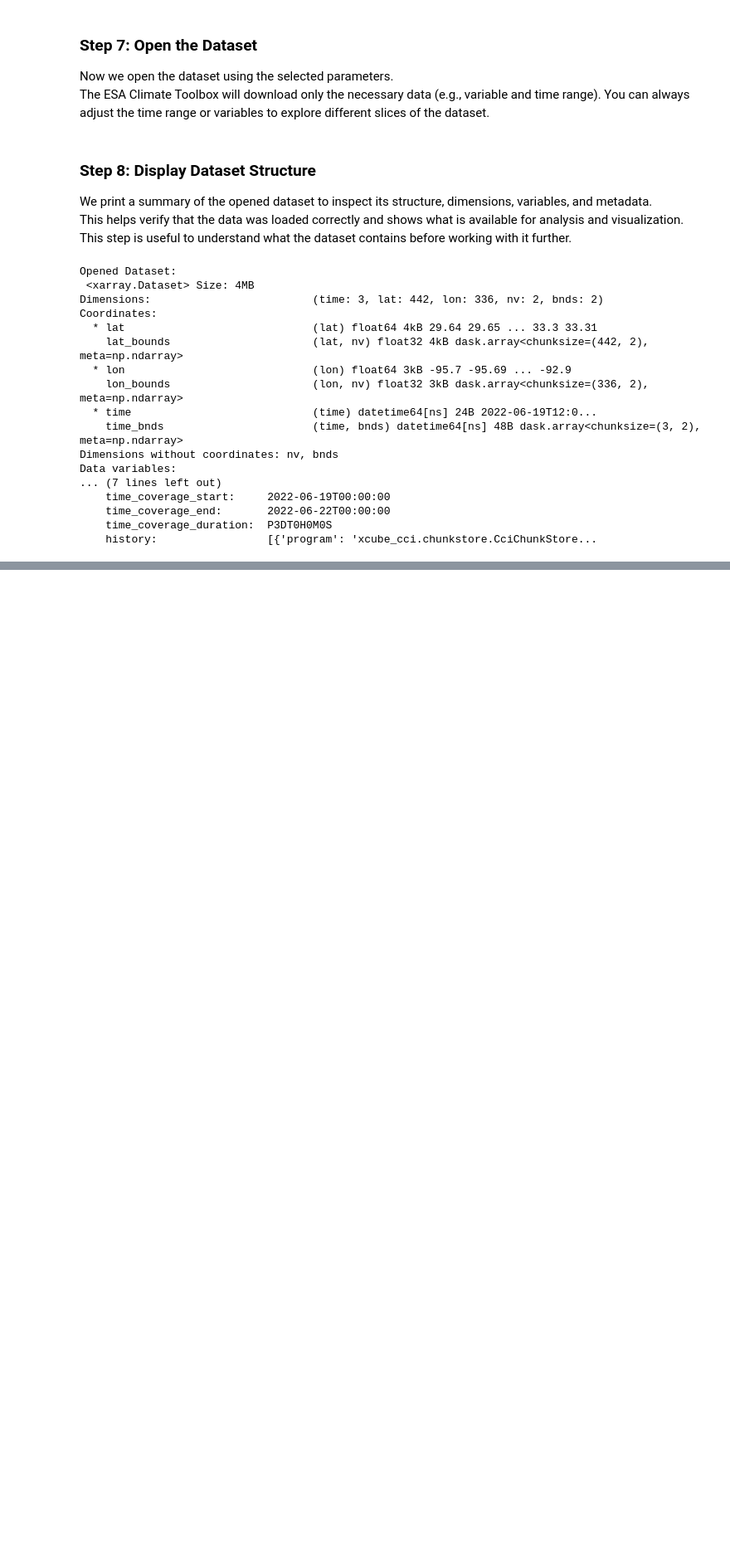
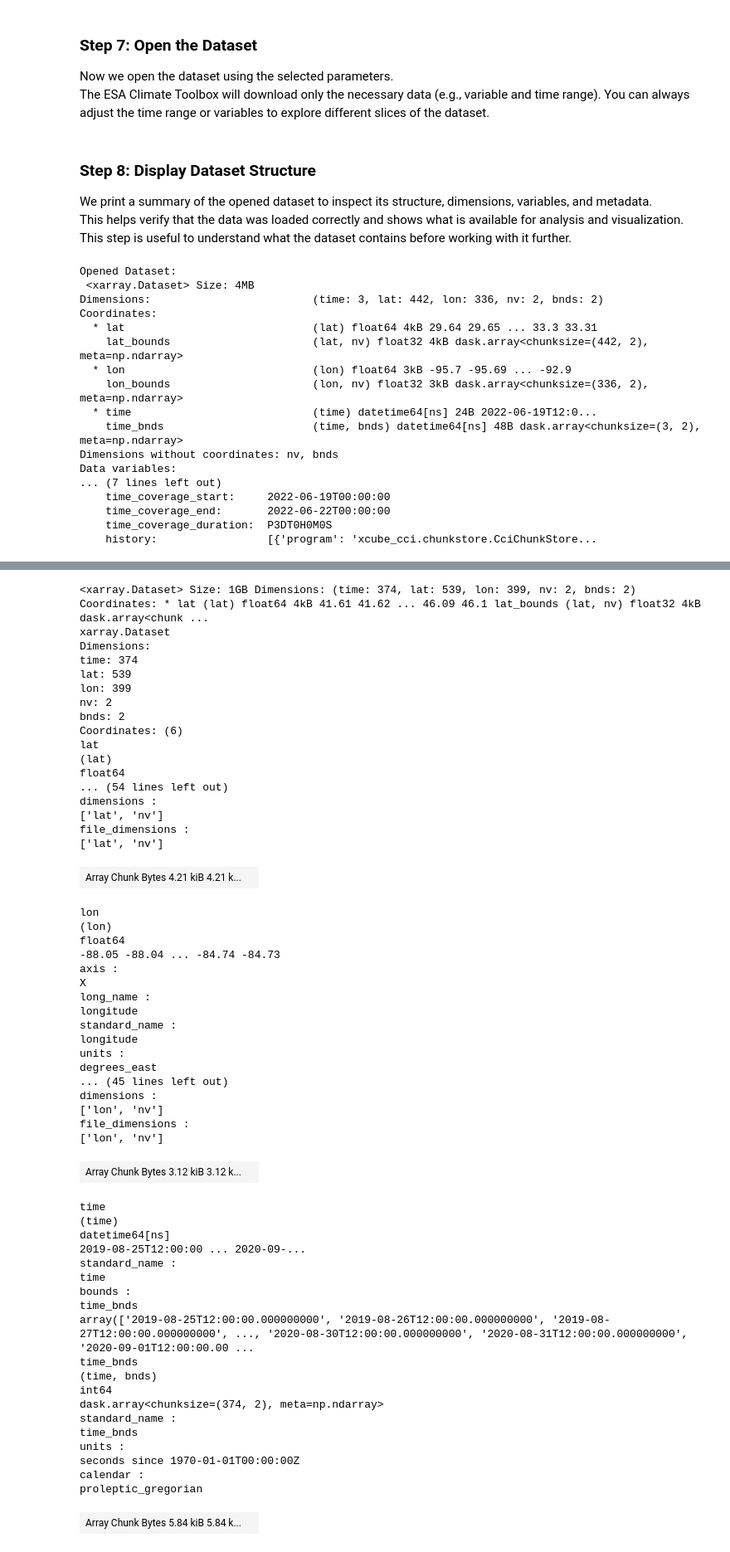
Before and after one commit to a-scheliga/resetlakes, a Jupyter notebook: scratchwork_exporatory/interactive_data_extraction.ipynb, the cells around one changed output, grey strips where cells are left out. Shown at 83% size. Drawn from its saved outputs; the diff is of its cells as text; code cells hidden in the pictures; blank space fills up the shorter version.

```diff
--- a/scratchwork_exporatory/interactive_data_extraction.ipynb
+++ b/scratchwork_exporatory/interactive_data_extraction.ipynb
@@ -124,0 +149,59 @@ Data variables:
+# %%
+michigan_big
+# %% [output]
+<xarray.Dataset> Size: 1GB Dimensions: (time: 374, lat: 539, lon: 399, nv: 2, bnds: 2) Coordinates: * lat (lat) float64 4kB 41.61 41.62 ... 46.09 46.1 lat_bounds (lat, nv) float32 4kB dask.array<chunk ...
+xarray.Dataset
+Dimensions:
+time: 374
+lat: 539
+lon: 399
+nv: 2
+bnds: 2
+Coordinates: (6)
+lat
+(lat)
+float64
+... (54 lines left out)
+dimensions :
+['lat', 'nv']
+file_dimensions :
+['lat', 'nv']
+| Array Chunk Bytes 4.21 kiB 4.21 k... |  |
+lon
+(lon)
+float64
+-88.05 -88.04 ... -84.74 -84.73
+axis :
+X
+long_name :
+longitude
+standard_name :
+longitude
+units :
+degrees_east
+... (45 lines left out)
+dimensions :
+['lon', 'nv']
+file_dimensions :
+['lon', 'nv']
+| Array Chunk Bytes 3.12 kiB 3.12 k... |  |
+time
+(time)
+datetime64[ns]
+2019-08-25T12:00:00 ... 2020-09-...
+standard_name :
+time
+bounds :
+time_bnds
+array(['2019-08-25T12:00:00.000000000', '2019-08-26T12:00:00.000000000', '2019-08-27T12:00:00.000000000', ..., '2020-08-30T12:00:00.000000000', '2020-08-31T12:00:00.000000000', '2020-09-01T12:00:00.00 ...
+time_bnds
+(time, bnds)
+int64
+dask.array<chunksize=(374, 2), meta=np.ndarray>
+standard_name :
+time_bnds
+units :
+seconds since 1970-01-01T00:00:00Z
+calendar :
+proleptic_gregorian
+| Array Chunk Bytes 5.84 kiB 5.84 k... |  |
```
Also changed, not shown: parts of 15 cells of this notebook.
